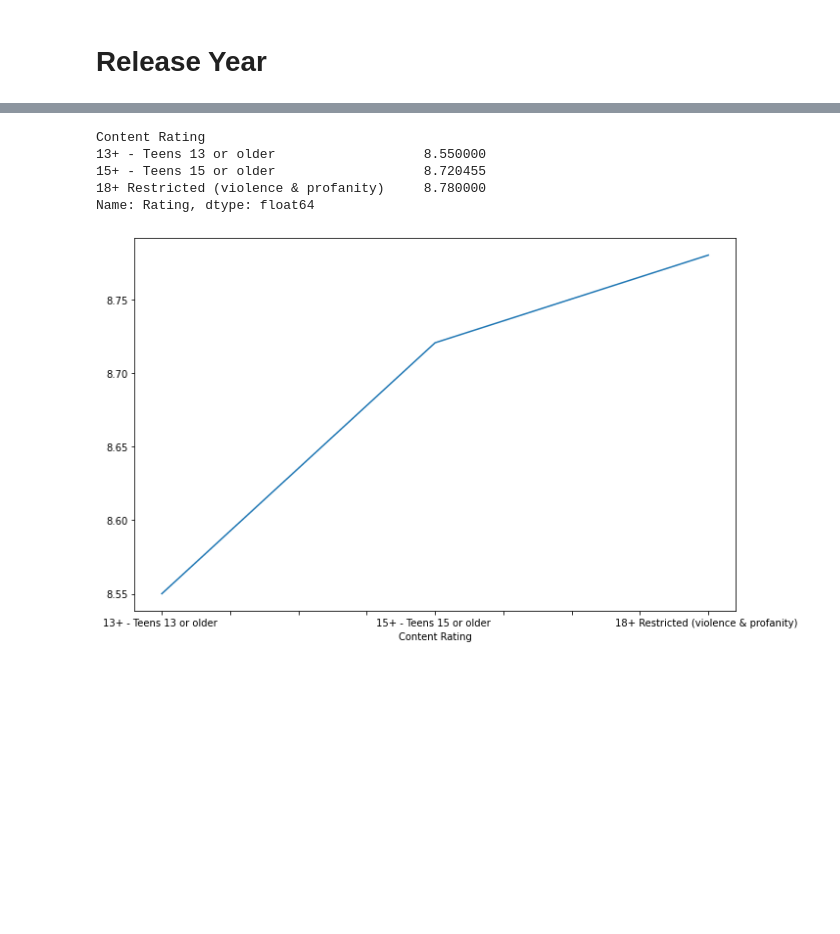
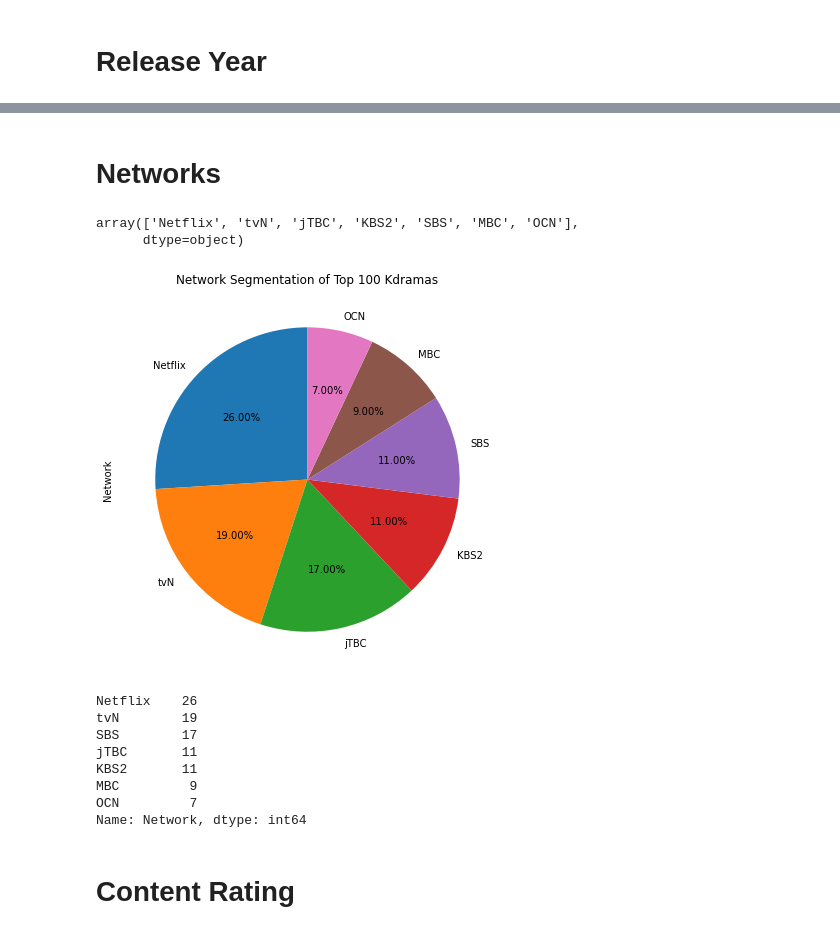
Before and after one commit to ssim3/Korean_drama_EDA, a Jupyter notebook: kdrama_eda_final.ipynb, the cells around one changed output, grey strips where cells are left out. Drawn from its saved outputs; the diff is of its cells as text; code cells hidden in the pictures; blank space fills up the shorter version.

```diff
--- a/kdrama_eda_final.ipynb
+++ b/kdrama_eda_final.ipynb
@@ -238,15 +196,33 @@ Name: Rating, dtype: int64
-# %%
-content_rating_avg_score = kdramas.groupby("Content Rating")["Rating"].mean()
-content_rating_avg_score.plot(kind="line")
-content_rating_avg_score
-
-# Despite the graph showing that "18+ Restricted (violence & profanity)" has the highest mean,
-# this could be incorrect as the difference in the number of observations for each group is drastic
-# 15+ - Teens 15 or older: 80+ counts, 18+ Restricted (violence & profanity): ~10 counts
-# %% [output]
-Content Rating
-13+ - Teens 13 or older                   8.550000
-15+ - Teens 15 or older                   8.720455
-18+ Restricted (violence & profanity)     8.780000
-Name: Rating, dtype: float64
-[figure, removed]
+# %% [markdown]
+# Networks
+# %%
+# Getting rid of double networks (e.g. Netflix, tvN)
+networks = [x.replace(" ", "").split(",")[0] for x in kdramas["Network"]]
+kdramas["Network"] = networks
+kdramas["Network"].unique() # No more double networks
+# %% [output]
+array(['Netflix', 'tvN', 'jTBC', 'KBS2', 'SBS', 'MBC', 'OCN'],
+      dtype=object)
+# %%
+# Change figure size
+plt.rcParams['figure.figsize'] = [11, 7]
+
+plt.title("Network Segmentation of Top 100 Kdramas")
+
+# autopct puts percentage label inside chart
+kdramas["Network"].value_counts().plot(kind="pie", labels=labels,  autopct='%.2f%%', startangle=90)
+
+plt.show()
+kdramas["Network"].value_counts()
+# %% [output]
+[figure, added]
+Netflix    26
+tvN        19
+SBS        17
+jTBC       11
+KBS2       11
+MBC         9
+OCN         7
+Name: Network, dtype: int64
+# %% [markdown]
+# Content Rating
```
Also changed, not shown: parts of 14 cells of this notebook.
